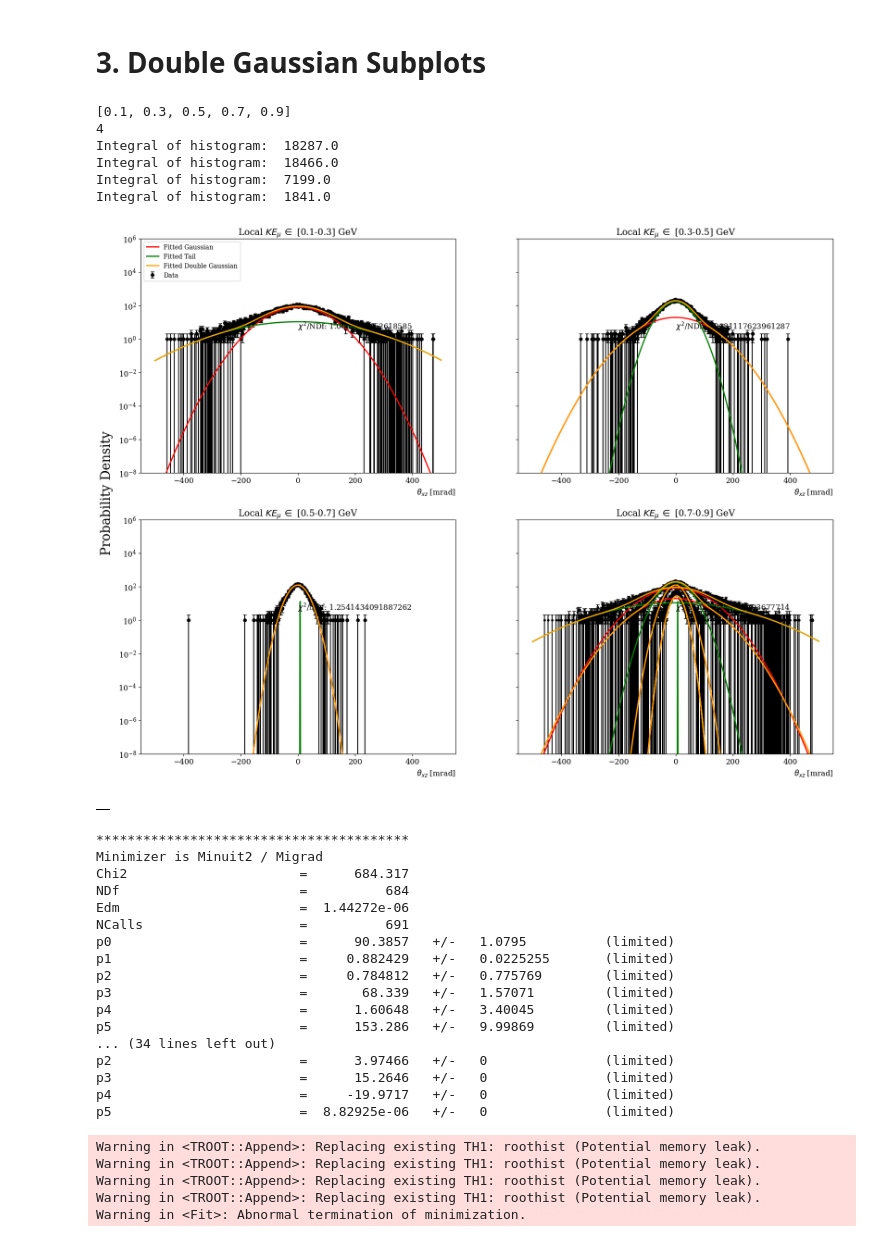
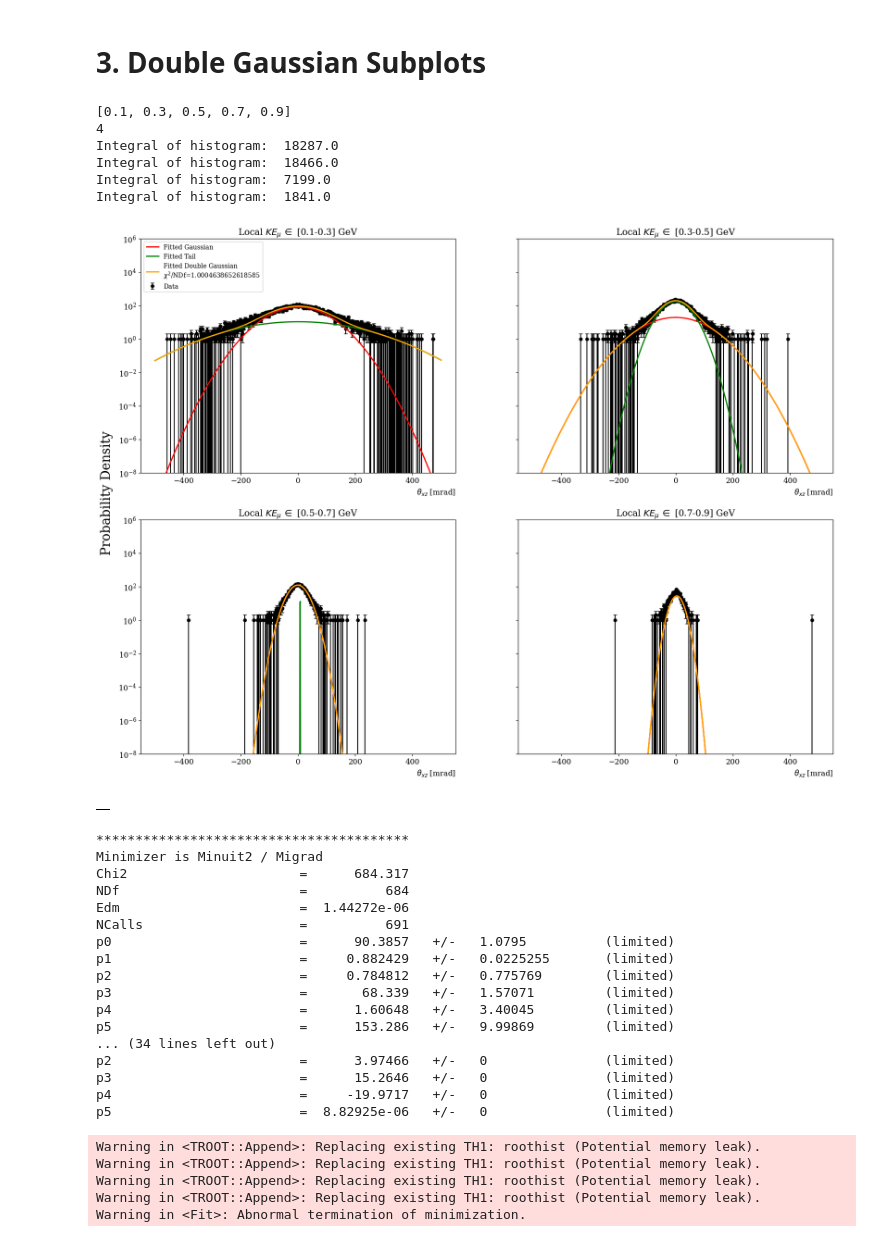
Before and after one commit to rhin525/mcs-dgaus, a Jupyter notebook: notebooks/mcs_MCSimStudy.ipynb, the cells around one changed output. Saved outputs shown, nothing was run; the diff lists cells and outputs as text; code cells hidden in the pictures.

Commit message:
Fixed bug where multiple histograms were being plotted on axs[3].

```diff
--- a/notebooks/mcs_MCSimStudy.ipynb
+++ b/notebooks/mcs_MCSimStudy.ipynb
@@ -580,7 +580,6 @@ def double_gaus_subplots(df,column,energyBounds=[0.1,0.9],xname="",core=False,ta
 
         bin_heights, bin_borders = np.histogram(seriesNew2, bins=nbins, range=(-500, 500)) #Normalizing histogram to 1
         bin_centers = (bin_borders[:-1] + bin_borders[1:]) / 2
-        plt.errorbar(bin_centers, bin_heights, yerr=np.sqrt(bin_heights), fmt='o', color='black', label='Data',markersize=3, capsize=3, linewidth=1.5, zorder=1)
 
         plt.yscale('log')
 
@@ -596,36 +595,35 @@ def double_gaus_subplots(df,column,energyBounds=[0.1,0.9],xname="",core=False,ta
 
         axs[i].errorbar(bin_centers, bin_heights, yerr=np.sqrt(bin_heights), fmt='o', color='black', label='Data',markersize=5, capsize=3, linewidth=1.5, zorder=1)
         axs[i].set_yscale('log')
         if core: axs[i].plot(x, pdf, color='red', linewidth=2, label='Fitted Gaussian',zorder=2)
         if tail: axs[i].plot(x, pdf_tail, color='green', linewidth=2, label='Fitted Tail',zorder=3)
-        axs[i].plot(x, double_pdf, color='orange', linewidth=2, label='Fitted Double Gaussian', zorder=4)
+        axs[i].plot(x, double_pdf, color='orange', linewidth=2, label=f'Fitted Double Gaussian \n'+r'$\chi^2$/NDf'+f"={chi2_ndf}", zorder=4)
         axs[i].set_title(r"Local $KE_{\mu} \, \in$ "+f"[{e1}-{e2}] GeV")
         axs[i].set_xlabel(xname, loc='right')
-        axs[i].text(0,4,r'$\chi^{2}$/NDf: '+f'{chi2_ndf}')
 
         ser = pd.Series({f"KE in [{e1}-{e2}]":[fraction,mu,sigma,mu_tail,sigma_tail,fraction_err,mu_err,sigma_err,mu_tail_err,sigma_tail_err]})
         pd.concat([dgaus_parameters,ser])
 
     #change y axis 1000 more to fit legends
     axs[0].legend(loc='upper left', fontsize=10)
     axs[0].set_ylim(0.00000001,1000000)
     fig.text(0.08, 0.5, 'Probability Density', va='center', rotation='vertical',size='xx-large')
     plt.tight_layout
     plt.show()
 
     return dgaus_parameters
 
 
 dgaus_fitResults = double_gaus_subplots(muon_df, 'dtheta_xz', xname=r'$\theta_{xz}$ [mrad]',energyBounds=[0.1, 0.9], core=True, tail=True, nbins=1000)
 dgaus_fitResults
 # %% [output]
 [0.1, 0.3, 0.5, 0.7, 0.9]
 4
 Integral of histogram:  18287.0
 Integral of histogram:  18466.0
 Integral of histogram:  7199.0
 Integral of histogram:  1841.0
-[figure, old version]
+[figure, new version]
 |  |
 ****************************************
 Minimizer is Minuit2 / Migrad
```
